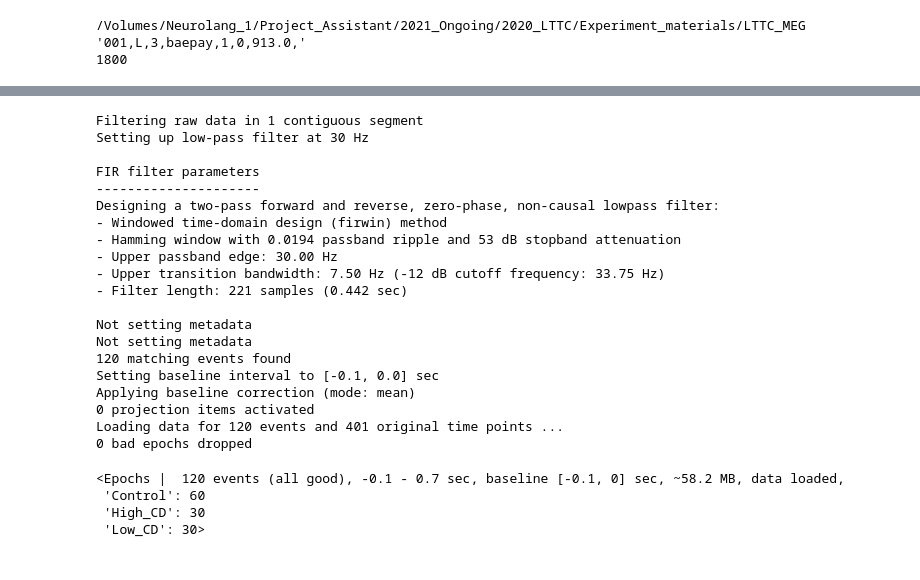
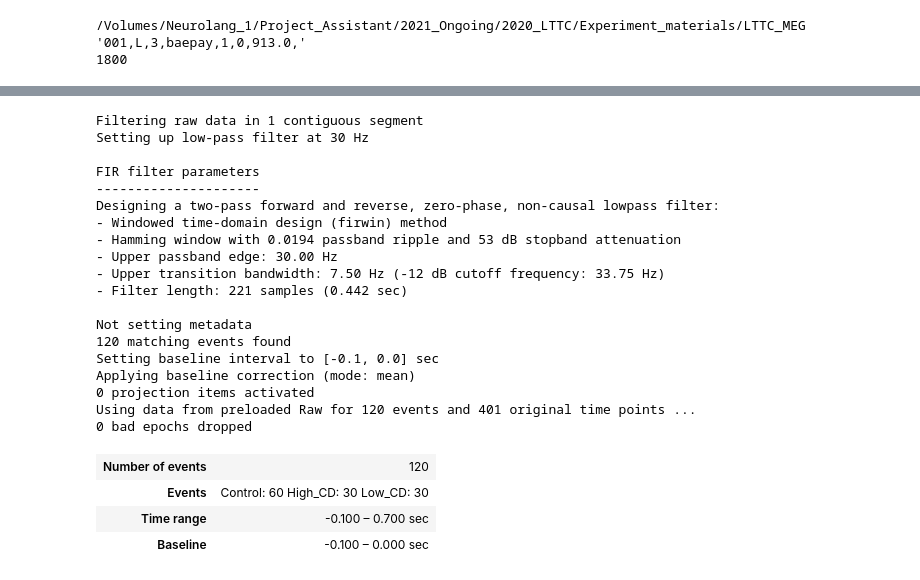
Before and after one commit to DHCLAIRE/ICN_related, a Jupyter notebook: LTTC/LTTC_MEG preprocess.ipynb, the cells around one changed output, grey strips where cells are left out. Saved outputs shown, nothing was run; the diff lists cells and outputs as text; code cells hidden in the pictures.

```diff
--- a/LTTC/LTTC_MEG preprocess.ipynb
+++ b/LTTC/LTTC_MEG preprocess.ipynb
@@ -267,38 +283,37 @@ tmax = 0.7          								# post stimulus interval #
 baseline = (None, 0)  # tmin ~ 0 , -0.1s-0s
 reject = dict(mag=4e-12)
 
 # Load in the channels layouts
 kit_lay = mne.channels.read_layout("KIT-157")
 
 n_LDT_raw.load_data().pick_types(meg=True, stim=False).filter(0, 30, phase= 'zero-double').resample(500)
-n_epoch_LDT = mne.Epochs(ICAed_LDT_raw, events, event_id, tmin, tmax,
+n_epoch_LDT = mne.Epochs(n_LDT_raw, events, event_id, tmin, tmax,
                     baseline=baseline,
                     reject = reject, preload = True)
 
 n_epoch_LDT
 # %% [output]
 Filtering raw data in 1 contiguous segment
 Setting up low-pass filter at 30 Hz
 
 FIR filter parameters
 ---------------------
 Designing a two-pass forward and reverse, zero-phase, non-causal lowpass filter:
 - Windowed time-domain design (firwin) method
 - Hamming window with 0.0194 passband ripple and 53 dB stopband attenuation
 - Upper passband edge: 30.00 Hz
 - Upper transition bandwidth: 7.50 Hz (-12 dB cutoff frequency: 33.75 Hz)
 - Filter length: 221 samples (0.442 sec)
 
 Not setting metadata
-Not setting metadata
 120 matching events found
 Setting baseline interval to [-0.1, 0.0] sec
 Applying baseline correction (mode: mean)
 0 projection items activated
-Loading data for 120 events and 401 original time points ...
+Using data from preloaded Raw for 120 events and 401 original time points ...
 0 bad epochs dropped
-<Epochs |  120 events (all good), -0.1 - 0.7 sec, baseline [-0.1, 0] sec, ~58.2 MB, data loaded,
- 'Control': 60
- 'High_CD': 30
- 'Low_CD': 30>
+| Number of events | 120 |
+| Events | Control: 60 High_CD: 30 Low_CD: 30 |
+| Time range | -0.100 – 0.700 sec |
+| Baseline | -0.100 – 0.000 sec |
 # %%
```
Also changed, not shown: parts of 6 cells of this notebook.
